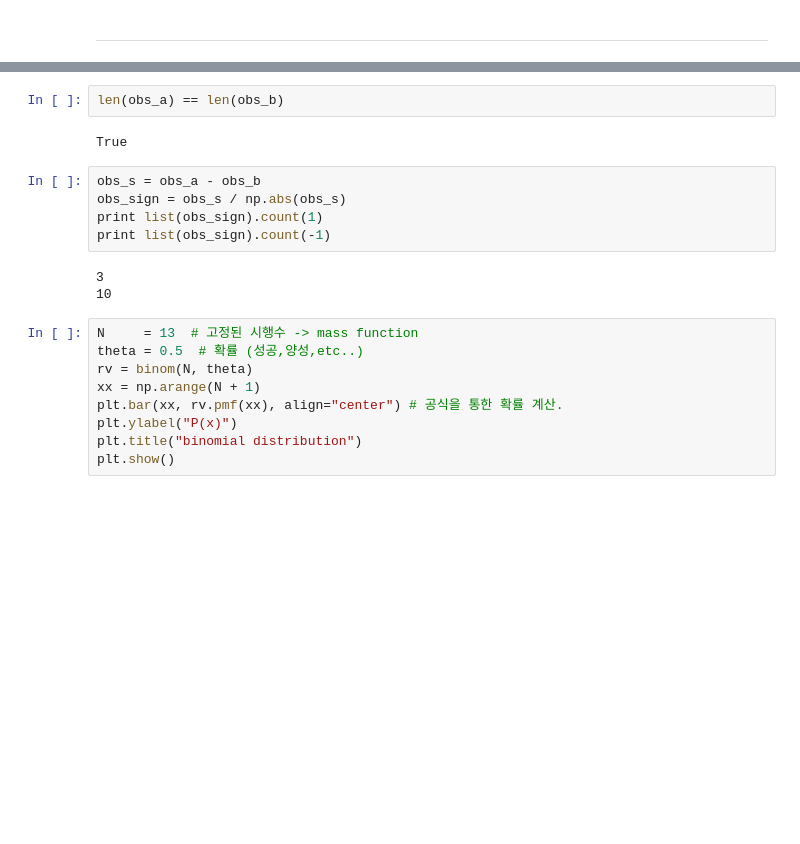
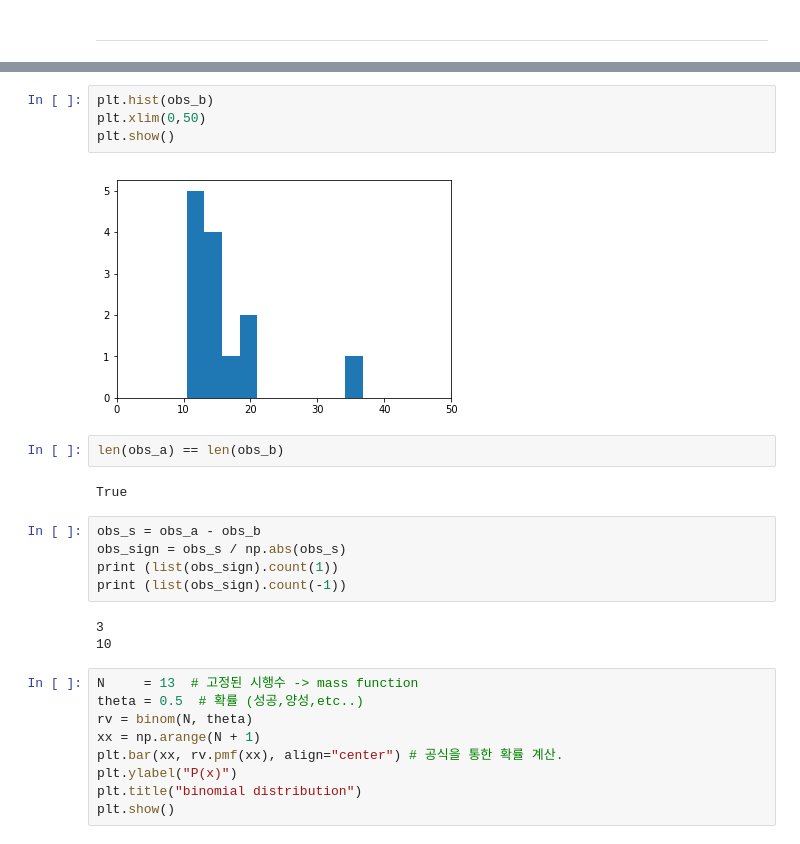
Before and after one commit to k821209/biostatistics, a Jupyter notebook: 2018/biostatistics_170831.ipynb, the cells around one changed output, grey strips where cells are left out. Cells and saved outputs as stored; diff of their text form; blank space fills up the shorter version.

```diff
--- a/2018/biostatistics_170831.ipynb
+++ b/2018/biostatistics_170831.ipynb
@@ -514,3 +522,9 @@ obs_b = np.array([12.7,11.1,15.3,12.7,10.5,15.6,11.2,14.2,16.2,15.5,19.9,20.4,36
+# %%
+plt.hist(obs_b)
+plt.xlim(0,50)
+plt.show()
+# %% [output]
+[figure, added]
 # %%
 len(obs_a) == len(obs_b)
 # %% [output]
@@ -518,8 +532,8 @@ True
 # %%
 obs_s = obs_a - obs_b
 obs_sign = obs_s / np.abs(obs_s)
-print list(obs_sign).count(1)
-print list(obs_sign).count(-1)
+print (list(obs_sign).count(1))
+print (list(obs_sign).count(-1))
 # %% [output]
 3
 10
```
Also changed, not shown: parts of 10 cells of this notebook.
